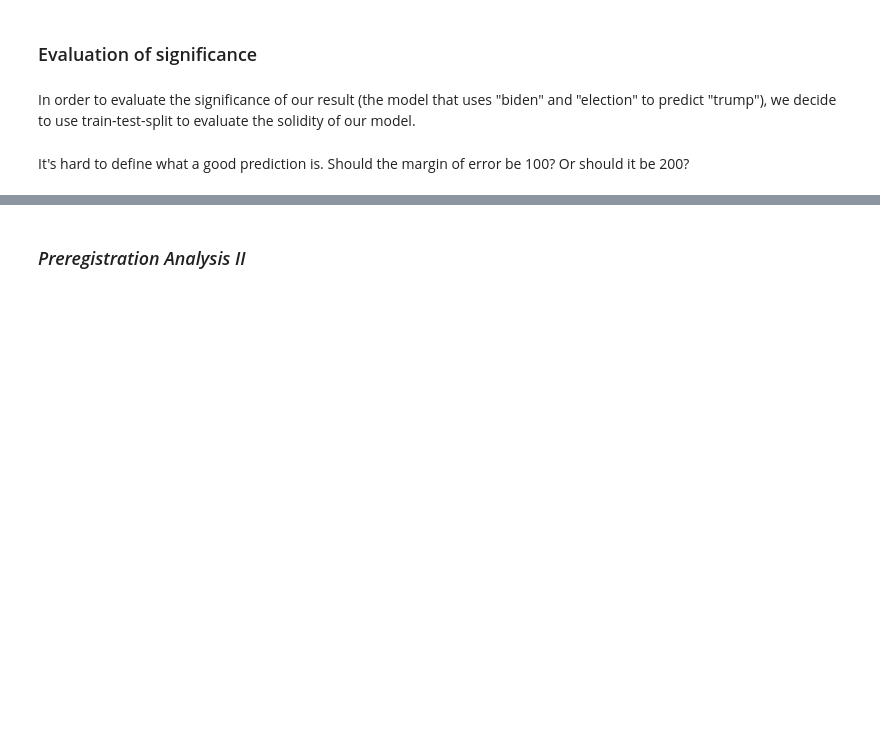
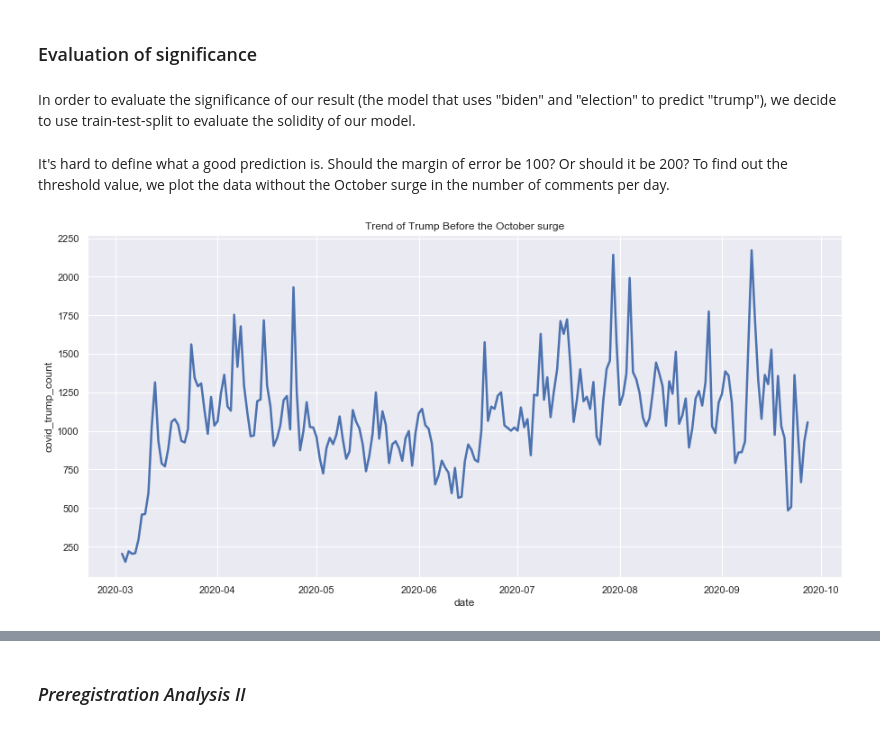
Before and after one commit to kaiyue95/INFO-2950-Final-Project, a Jupyter notebook: phase_4.ipynb, the cells around one changed output, grey strips where cells are left out. Drawn from its saved outputs; the diff is of its cells as text; code cells hidden in the pictures; blank space fills up the shorter version.

```diff
--- a/phase_4.ipynb
+++ b/phase_4.ipynb
@@ -435,4 +421,11 @@ model = LinearRegression().fit(x_train, y_train)
 
 prediction = model.predict(x_test)
 # %% [markdown]
-It's hard to define what a good prediction is. Should the margin of error be 100? Or should it be 200?
+It's hard to define what a good prediction is. Should the margin of error be 100? Or should it be 200? To find out the threshold value, we plot the data without the October surge in the number of comments per day.
+# %%
+no_oct_df = covid_df[:-5]
+_, ax13 = plt.subplots(figsize=(15, 7))
+trump_line_2 = sns.lineplot(data=no_oct_df['covid_trump_count'], ax=ax13, linewidth=2.5)
+trump_line_2_title = trump_line_2.set_title('Trend of Trump Before the October surge')
+# %% [output]
+[figure, added]
```
Also changed, not shown: parts of 22 cells of this notebook.
